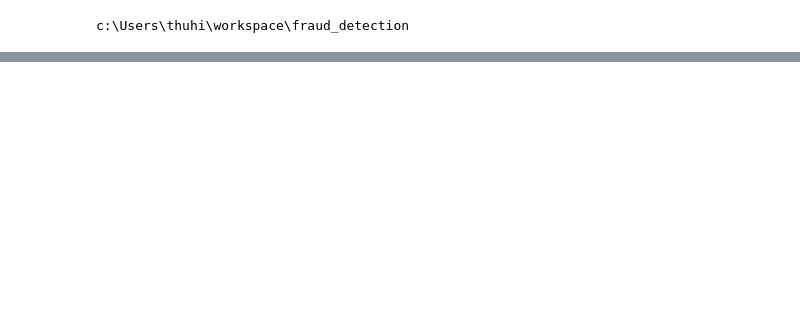
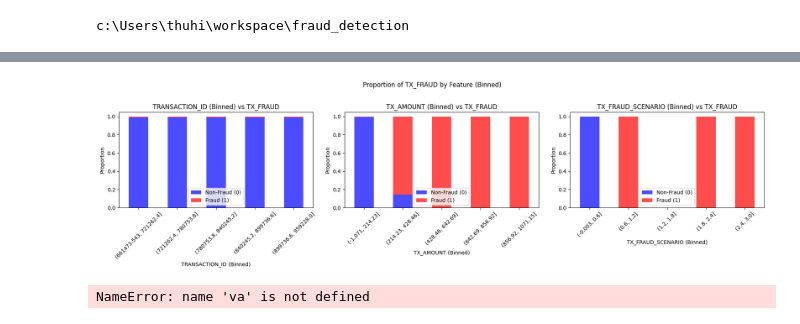
Before and after one commit to mickiem123/fraud_detection, a Jupyter notebook: notebook/EDA.ipynb, the cells around one changed output, grey strips where cells are left out. Cells and saved outputs as stored; diff of their text form; code cells hidden in the pictures; blank space fills up the shorter version.

```diff
--- a/notebook/EDA.ipynb
+++ b/notebook/EDA.ipynb
@@ -165,0 +76,50 @@ sns.histplot(
+# %%
+import pandas as pd
+import matplotlib.pyplot as plt
+import seaborn as sns
+
+# Exclude non-numeric columns and 'TX_FRAUD' itself from features to plot
+features = [col for col in validation_preprocessed.columns
+            if col != 'TX_FRAUD' and pd.api.types.is_numeric_dtype(validation_preprocessed[col])]
+
+# Set up the subplot grid
+n_features = len(features)
+nrows = (n_features + 2) // 3
+fig, axes = plt.subplots(nrows=nrows, ncols=3, figsize=(18, 5 * nrows))
+axes = axes.flatten()
+
+# Plot stacked bar charts for each feature
+for i, feature in enumerate(features):
+    # Bin the feature into 5 bins
+    validation_preprocessed['binned_feature'] = pd.cut(validation_preprocessed[feature], bins=5)
+
+    # Calculate proportion of TX_FRAUD=0 and TX_FRAUD=1 in each bin
+    grouped = validation_preprocessed.groupby(['binned_feature', 'TX_FRAUD']).size().unstack(fill_value=0)
+    grouped = grouped.div(grouped.sum(axis=1), axis=0)  # Normalize to get proportions
+
+    # Plot stacked bar chart
+    grouped.plot(kind='bar', stacked=True, ax=axes[i], color=['blue', 'red'], alpha=0.7)
+    axes[i].set_title(f'{feature} (Binned) vs TX_FRAUD')
+    axes[i].set_xlabel(f'{feature} (Binned)')
+    axes[i].set_ylabel('Proportion')
+    axes[i].legend(['Non-Fraud (0)', 'Fraud (1)'])
+
+    # Rotate x-axis labels for readability
+    axes[i].tick_params(axis='x', rotation=45)
+
+    # Remove temporary column
+    validation_preprocessed.drop(columns='binned_feature', inplace=True)
+
+# Remove empty subplots
+for j in range(i + 1, len(axes)):
+    fig.delaxes(axes[j])
+
+plt.suptitle('Proportion of TX_FRAUD by Feature (Binned)', y=1.02)
+plt.tight_layout()
+plt.show()
+# %% [output]
+[figure, added]
+# %%
+va
+# %% [output]
+NameError: name 'va' is not defined
```
Also changed, not shown: parts of 11 cells of this notebook, 31 other files.
